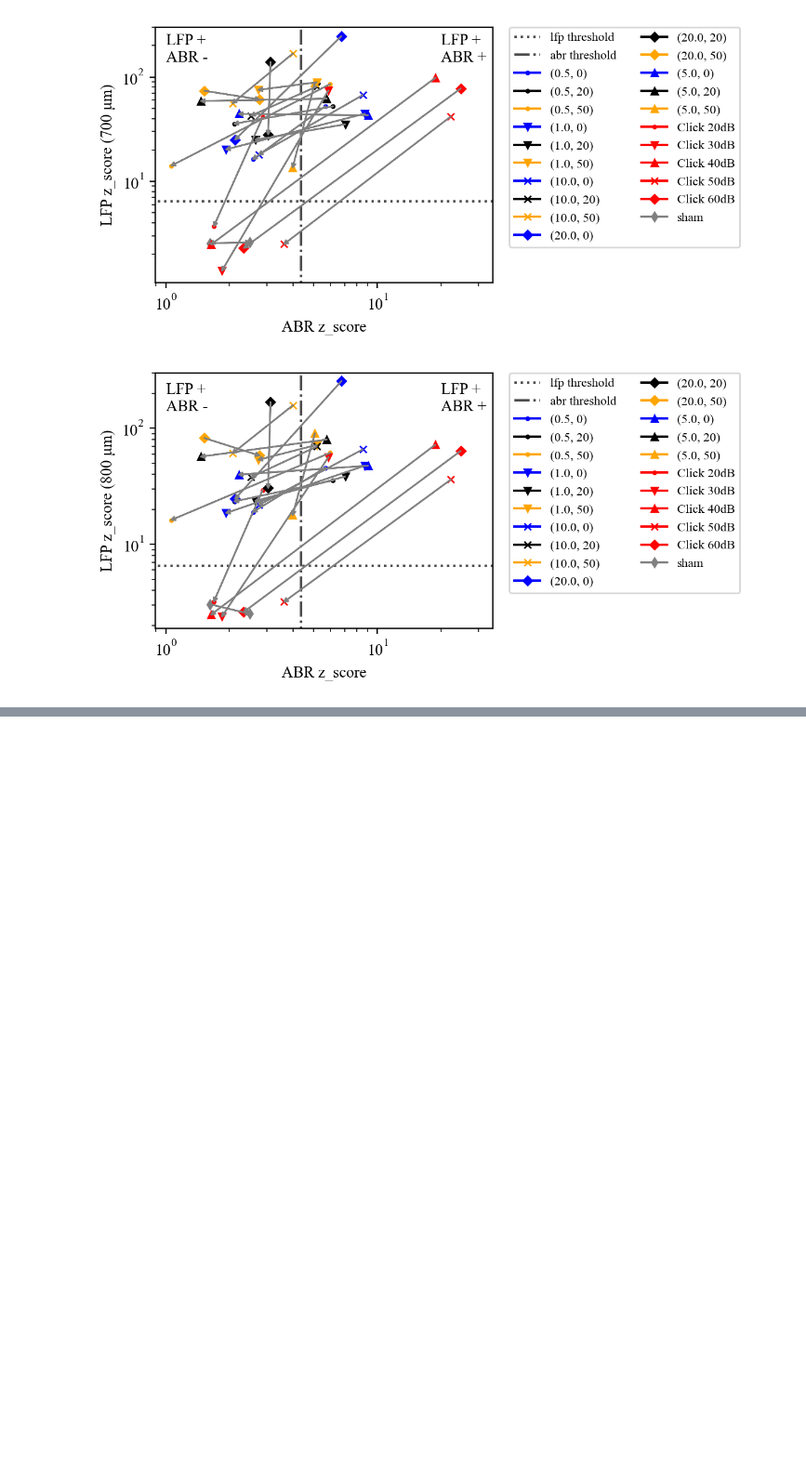
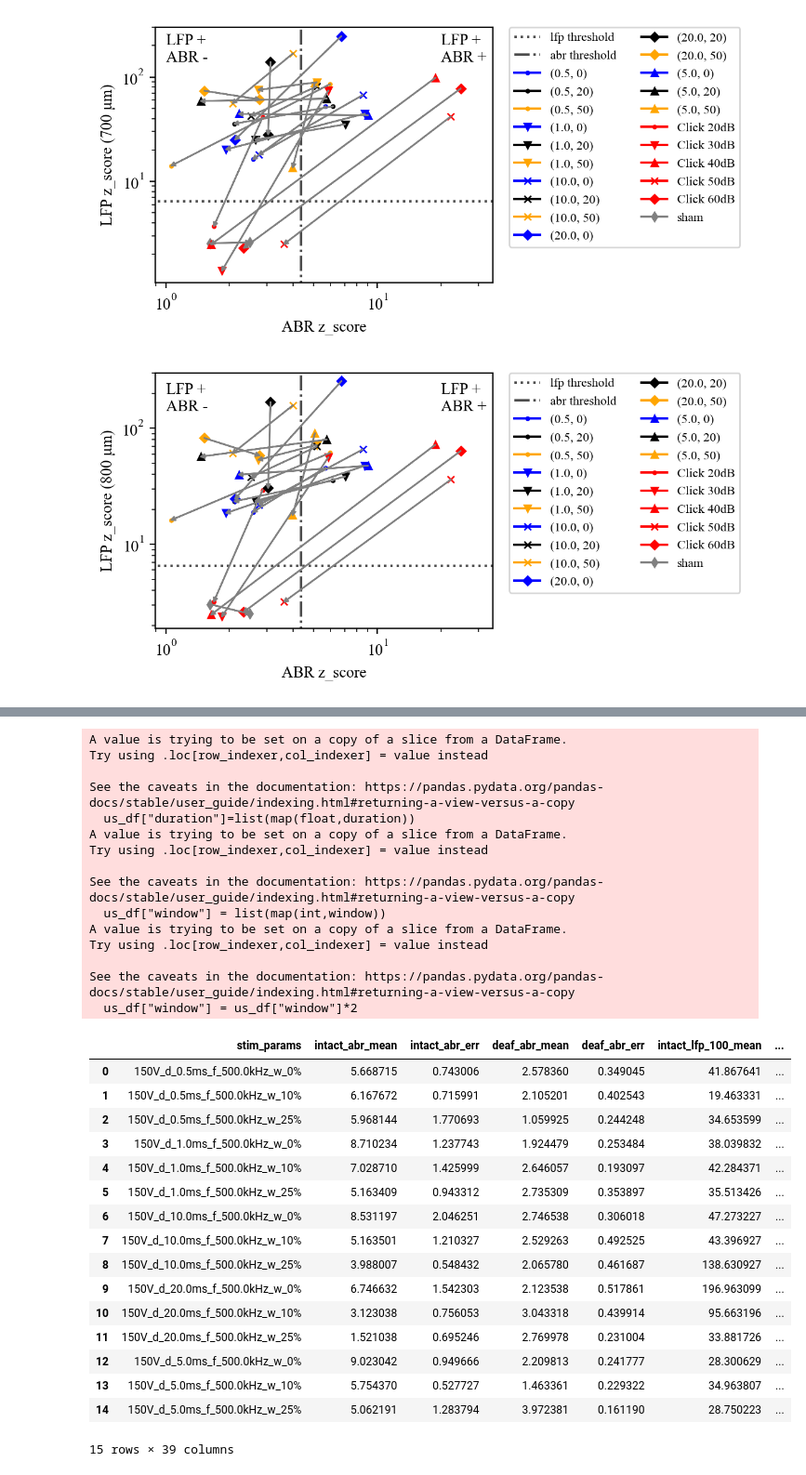
Before and after one commit to smasa1112/ABR_LFP_analysis, a Jupyter notebook: each_stim_plot.ipynb, the cells around one changed output, grey strips where cells are left out. Shown at 93% size. Drawn from its saved outputs; the diff is of its cells as text; code cells hidden in the pictures; blank space fills up the shorter version.

```diff
--- a/each_stim_plot.ipynb
+++ b/each_stim_plot.ipynb
@@ -200,0 +231,40 @@ each_stim_mean_err_df.to_csv("./result/each_stim_abr_lfp_mean_err.csv")
+# %%
+duration=us_df["stim_params"].str.extract("(\d+\.*\d*)ms",expand=False)
+us_df["duration"]=list(map(float,duration))
+window = us_df["stim_params"].str.extract("(\d+)%",expand=False)
+us_df["window"] = list(map(int,window))
+us_df["window"] = us_df["window"]*2
+us_df
+# %% [output]
+A value is trying to be set on a copy of a slice from a DataFrame.
+Try using .loc[row_indexer,col_indexer] = value instead
+
+See the caveats in the documentation: https://pandas.pydata.org/pandas-docs/stable/user_guide/indexing.html#returning-a-view-versus-a-copy
+  us_df["duration"]=list(map(float,duration))
+A value is trying to be set on a copy of a slice from a DataFrame.
+Try using .loc[row_indexer,col_indexer] = value instead
+
+See the caveats in the documentation: https://pandas.pydata.org/pandas-docs/stable/user_guide/indexing.html#returning-a-view-versus-a-copy
+  us_df["window"] = list(map(int,window))
+A value is trying to be set on a copy of a slice from a DataFrame.
+Try using .loc[row_indexer,col_indexer] = value instead
+
+See the caveats in the documentation: https://pandas.pydata.org/pandas-docs/stable/user_guide/indexing.html#returning-a-view-versus-a-copy
+  us_df["window"] = us_df["window"]*2
+|  | stim_params | intact_abr_mean | intact_abr_err | deaf_abr_mean | deaf_abr_err | intact_lfp_100_mean | ... |
+| 0 | 150V_d_0.5ms_f_500.0kHz_w_0% | 5.668715 | 0.743006 | 2.578360 | 0.349045 | 41.867641 | ... |
+| 1 | 150V_d_0.5ms_f_500.0kHz_w_10% | 6.167672 | 0.715991 | 2.105201 | 0.402543 | 19.463331 | ... |
+| 2 | 150V_d_0.5ms_f_500.0kHz_w_25% | 5.968144 | 1.770693 | 1.059925 | 0.244248 | 34.653599 | ... |
+| 3 | 150V_d_1.0ms_f_500.0kHz_w_0% | 8.710234 | 1.237743 | 1.924479 | 0.253484 | 38.039832 | ... |
+| 4 | 150V_d_1.0ms_f_500.0kHz_w_10% | 7.028710 | 1.425999 | 2.646057 | 0.193097 | 42.284371 | ... |
+| 5 | 150V_d_1.0ms_f_500.0kHz_w_25% | 5.163409 | 0.943312 | 2.735309 | 0.353897 | 35.513426 | ... |
+| 6 | 150V_d_10.0ms_f_500.0kHz_w_0% | 8.531197 | 2.046251 | 2.746538 | 0.306018 | 47.273227 | ... |
+| 7 | 150V_d_10.0ms_f_500.0kHz_w_10% | 5.163501 | 1.210327 | 2.529263 | 0.492525 | 43.396927 | ... |
+| 8 | 150V_d_10.0ms_f_500.0kHz_w_25% | 3.988007 | 0.548432 | 2.065780 | 0.461687 | 138.630927 | ... |
+| 9 | 150V_d_20.0ms_f_500.0kHz_w_0% | 6.746632 | 1.542303 | 2.123538 | 0.517861 | 196.963099 | ... |
+| 10 | 150V_d_20.0ms_f_500.0kHz_w_10% | 3.123038 | 0.756053 | 3.043318 | 0.439914 | 95.663196 | ... |
+| 11 | 150V_d_20.0ms_f_500.0kHz_w_25% | 1.521038 | 0.695246 | 2.769978 | 0.231004 | 33.881726 | ... |
+| 12 | 150V_d_5.0ms_f_500.0kHz_w_0% | 9.023042 | 0.949666 | 2.209813 | 0.241777 | 28.300629 | ... |
+| 13 | 150V_d_5.0ms_f_500.0kHz_w_10% | 5.754370 | 0.527727 | 1.463361 | 0.229322 | 34.963807 | ... |
+| 14 | 150V_d_5.0ms_f_500.0kHz_w_25% | 5.062191 | 1.283794 | 3.972381 | 0.161190 | 28.750223 | ... |
+15 rows × 39 columns
```
Also changed, not shown: parts of 14 cells of this notebook, 3 other files.
